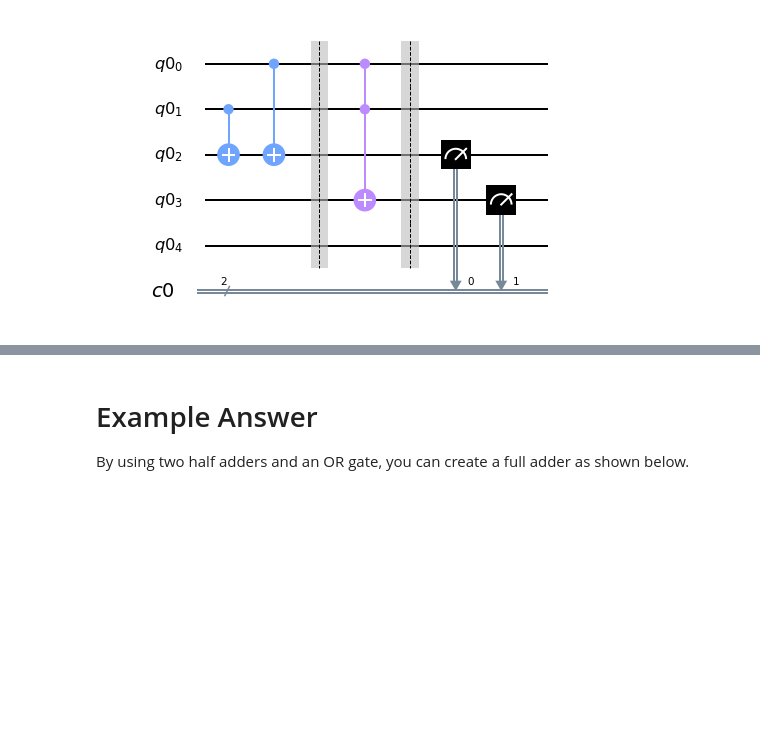
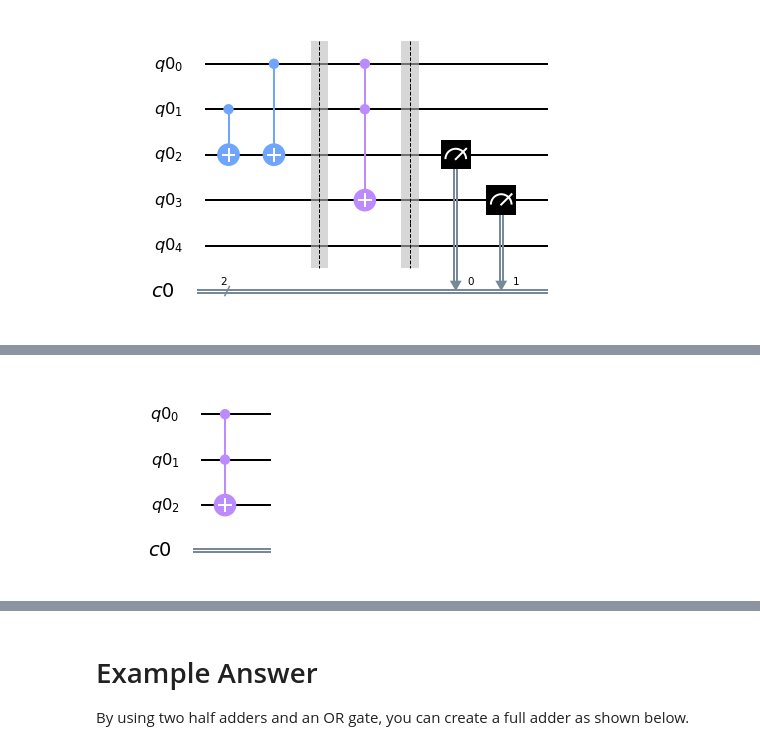
Before and after one commit to quantum-challenge/2019, a Jupyter notebook: problems/week1/week1_en.ipynb, the cells around one changed output, grey strips where cells are left out. Cells and saved outputs as stored; diff of their text form; code cells hidden in the pictures; blank space fills up the shorter version.

```diff
--- a/problems/week1/week1_en.ipynb
+++ b/problems/week1/week1_en.ipynb
@@ -333,0 +390,8 @@ Example output:<br/>
+# %%
+q = QuantumRegister(3, 'q0')
+c = ClassicalRegister(1, 'c0')
+qc = QuantumCircuit(q, c)
+qc.ccx(q[0], q[1], q[2])
+qc.draw(output='mpl')
+# %% [output]
+[figure, added]
```
Also changed, not shown: parts of 20 cells of this notebook.
